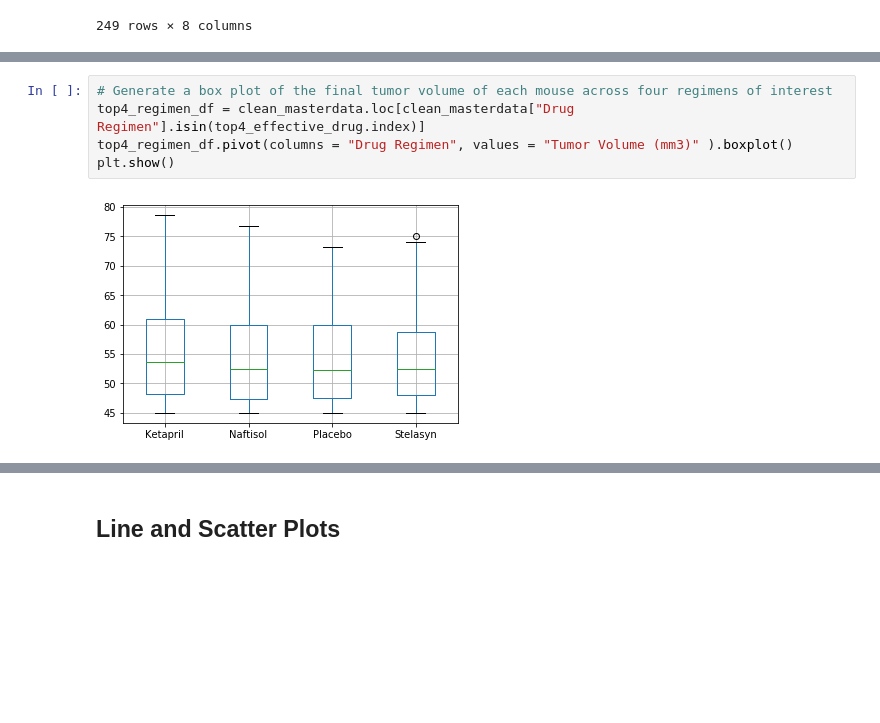
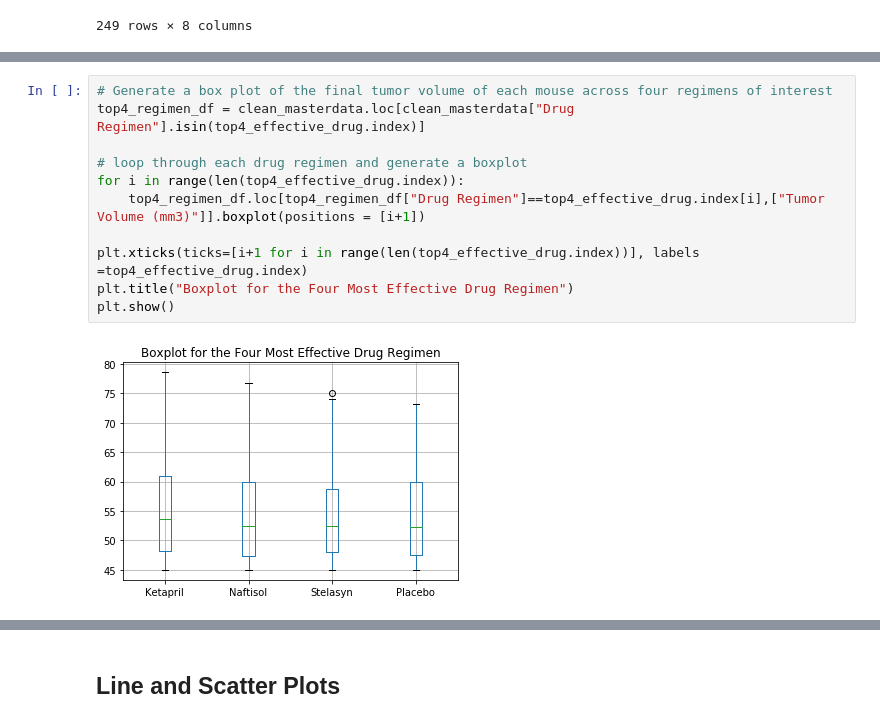
Before and after one commit to YANG007SUN/matplotlib-challenge, a Jupyter notebook: Pymaceuticals/pymaceuticals_starter.ipynb, the cells around one changed output, grey strips where cells are left out. Drawn from its saved outputs; the diff is of its cells as text; blank space fills up the shorter version.

```diff
--- a/Pymaceuticals/pymaceuticals_starter.ipynb
+++ b/Pymaceuticals/pymaceuticals_starter.ipynb
@@ -245,7 +250,13 @@ drug_iqr_summary
 # %%
 # Generate a box plot of the final tumor volume of each mouse across four regimens of interest
 top4_regimen_df = clean_masterdata.loc[clean_masterdata["Drug Regimen"].isin(top4_effective_drug.index)]
-top4_regimen_df.pivot(columns = "Drug Regimen", values = "Tumor Volume (mm3)" ).boxplot()
+
+# loop through each drug regimen and generate a boxplot
+for i in range(len(top4_effective_drug.index)):
+    top4_regimen_df.loc[top4_regimen_df["Drug Regimen"]==top4_effective_drug.index[i],["Tumor Volume (mm3)"]].boxplot(positions = [i+1])
+
+plt.xticks(ticks=[i+1 for i in range(len(top4_effective_drug.index))], labels =top4_effective_drug.index)
+plt.title("Boxplot for the Four Most Effective Drug Regimen")
 plt.show()
 # %% [output]
-[figure, old version]
+[figure, new version]
```
Also changed, not shown: parts of 3 cells of this notebook.
